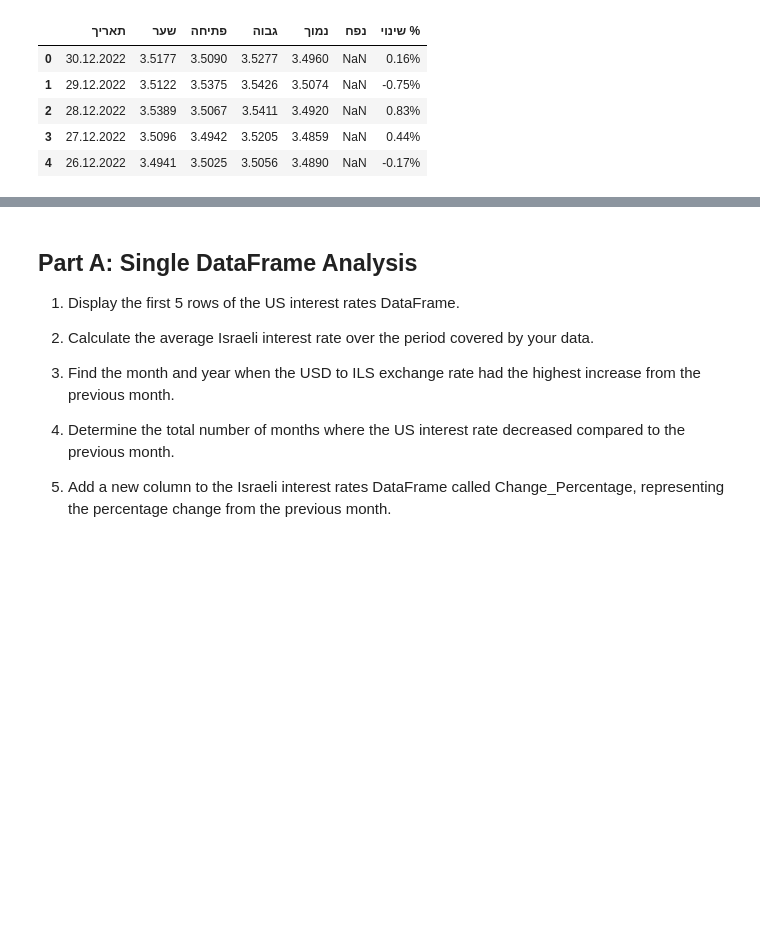
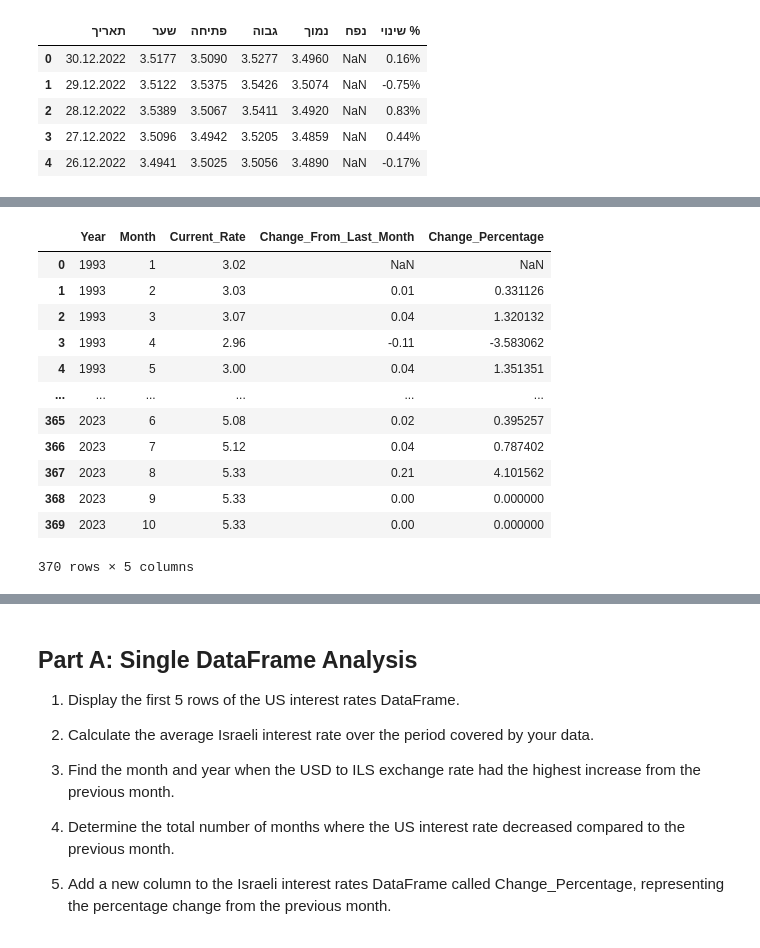
Before and after one commit to didi6135/data_exam, a Jupyter notebook: exam.ipynb, the cells around one changed output, grey strips where cells are left out. Saved outputs shown, nothing was run; the diff lists cells and outputs as text; code cells hidden in the pictures; blank space fills up the shorter version.

```diff
--- a/exam.ipynb
+++ b/exam.ipynb
@@ -45,16 +76,48 @@ israel_interest_rates = df_israel[['Year', 'Month', 'Current_Rate', 'Change_From
 # %%
 df_fedfunds = pd.DataFrame(fedfunds_data)
 
 df_fedfunds['Year'] = pd.to_datetime(df_fedfunds['DATE']).dt.year
 df_fedfunds['Month'] = pd.to_datetime(df_fedfunds['DATE']).dt.month
 
 df_fedfunds = df_fedfunds.rename(columns={'FEDFUNDS': 'Current_Rate'})
 
 df_fedfunds['Change_From_Last_Month'] = df_fedfunds['Current_Rate'].diff()
 
 df_fedfunds['Change_Percentage'] = df_fedfunds['Change_From_Last_Month'] / df_fedfunds['Current_Rate'].shift(1) * 100
 
 fedfunds_processed = df_fedfunds[['Year', 'Month', 'Current_Rate', 'Change_From_Last_Month', 'Change_Percentage']]
 
-# fedfunds_processed
+# /////////////////////////////////////////
+# df_fedfunds = pd.DataFrame(fedfunds_data)
+
+# df_fedfunds['Year'] = pd.to_datetime(df_fedfunds['DATE']).dt.year
+# df_fedfunds['Month'] = pd.to_datetime(df_fedfunds['DATE']).dt.month
+
+# df_fedfunds = df_fedfunds.rename(columns={'FEDFUNDS': 'Current_Rate'})
+
+# df_fedfunds['Change_From_Last_Month'] = df_fedfunds['Current_Rate'].diff()
+
+# df_fedfunds['Change_Percentage'] = df_fedfunds['Change_From_Last_Month'] / df_fedfunds['Current_Rate'].shift(1) * 100
+
+# fedfunds_processed = df_fedfunds.groupby(['Year', 'Month']).agg({
+#     'Current_Rate': 'mean',
+#     'Change_From_Last_Month': 'mean',
+#     'Change_Percentage': 'mean'
+# }).reset_index()
+
+fedfunds_processed
+# %% [output]
+|  | Year | Month | Current_Rate | Change_From_Last_Month | Change_Percentage |
+| 0 | 1993 | 1 | 3.02 | NaN | NaN |
+| 1 | 1993 | 2 | 3.03 | 0.01 | 0.331126 |
+| 2 | 1993 | 3 | 3.07 | 0.04 | 1.320132 |
+| 3 | 1993 | 4 | 2.96 | -0.11 | -3.583062 |
+| 4 | 1993 | 5 | 3.00 | 0.04 | 1.351351 |
+| ... | ... | ... | ... | ... | ... |
+| 365 | 2023 | 6 | 5.08 | 0.02 | 0.395257 |
+| 366 | 2023 | 7 | 5.12 | 0.04 | 0.787402 |
+| 367 | 2023 | 8 | 5.33 | 0.21 | 4.101562 |
+| 368 | 2023 | 9 | 5.33 | 0.00 | 0.000000 |
+| 369 | 2023 | 10 | 5.33 | 0.00 | 0.000000 |
+370 rows × 5 columns
 # %%
```
Also changed, not shown: parts of 17 cells of this notebook.
